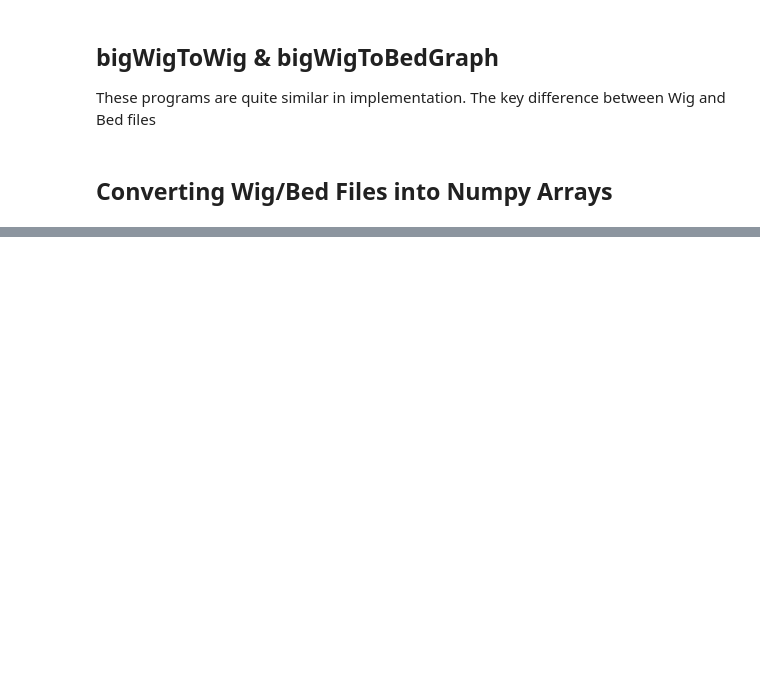
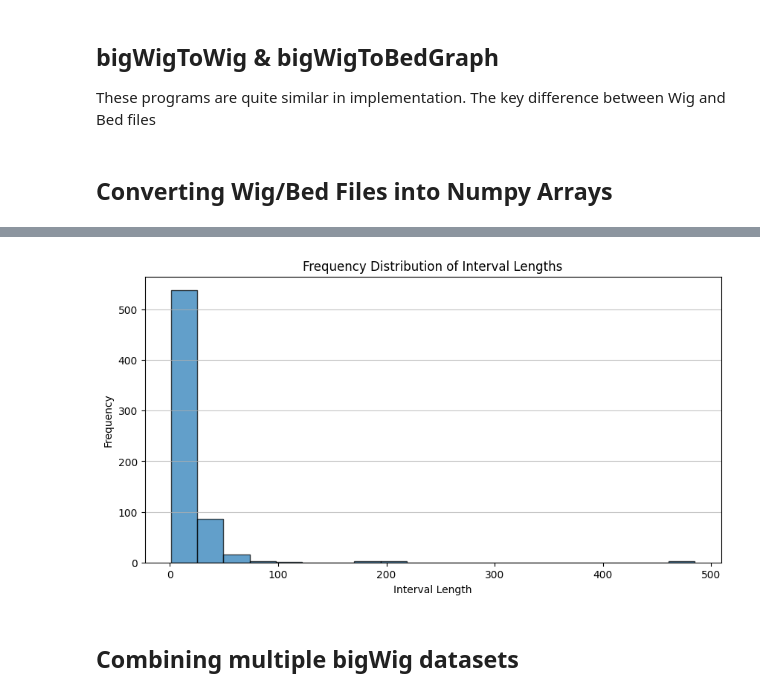
Before and after one commit to sn2023imperial/genomicsmarkdown, a Jupyter notebook: notebook_tutorials/Tutorial_1_bigWigs.ipynb, the cells around one changed output, grey strips where cells are left out. Saved outputs shown, nothing was run; the diff lists cells and outputs as text; code cells hidden in the pictures; blank space fills up the shorter version.

```diff
--- a/notebook_tutorials/Tutorial_1_bigWigs.ipynb
+++ b/notebook_tutorials/Tutorial_1_bigWigs.ipynb
@@ -205,0 +181,5 @@ plt.show()
+# %%
+print("The shape of the values data is:", values.shape)
+
+intervals = np.array(intervals)
+print("The shape of the interval data is:", intervals.shape)
@@ -230,0 +220,20 @@ plt.show()
+# %%
+# Extract the start and end columns
+start = intervals[:, 0]
+end = intervals[:, 1]
+
+# Calculate interval lengths
+interval_lengths = end - start
+
+# Plot a histogram for the interval lengths
+plt.figure(figsize=(10, 5))
+plt.hist(interval_lengths, bins=20, edgecolor='black', alpha=0.7)
+plt.xlabel('Interval Length')
+plt.ylabel('Frequency')
+plt.title('Frequency Distribution of Interval Lengths')
+plt.grid(axis='y', alpha=0.75)
+plt.show()
+# %% [output]
+[figure, added]
+# %% [markdown]
+## Combining multiple bigWig datasets
```
Also changed, not shown: parts of 27 cells of this notebook, 2 other files.
